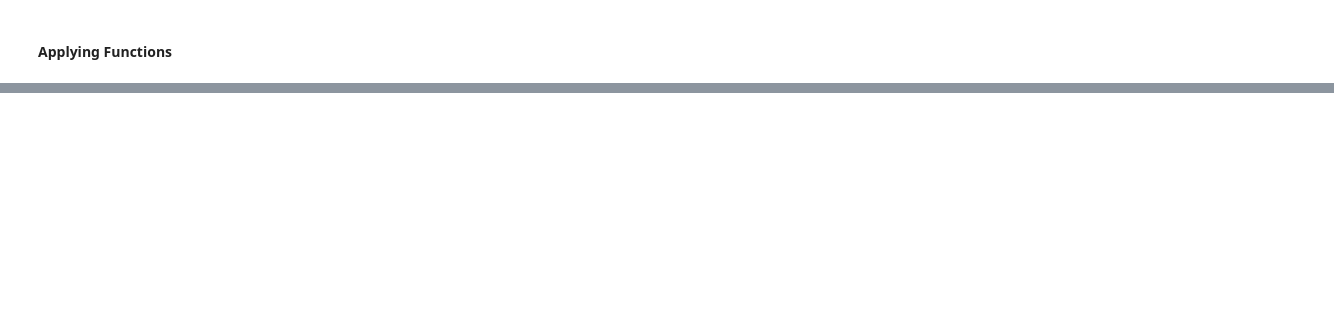
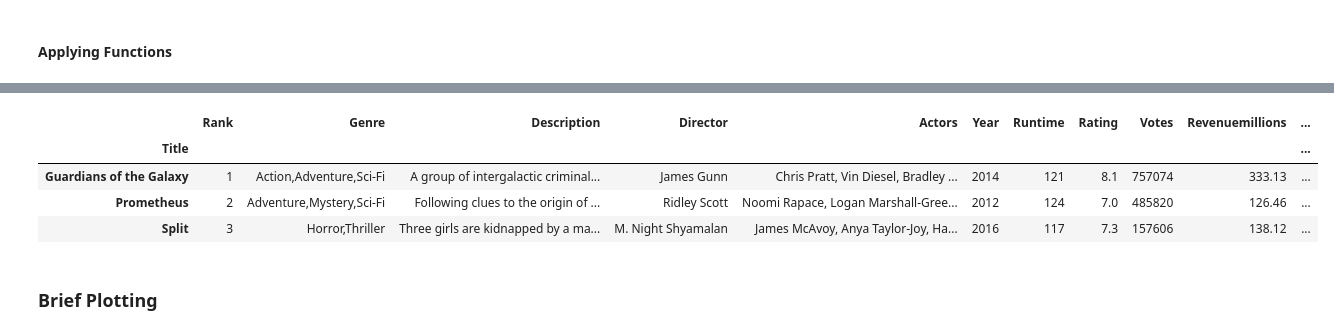
Before and after one commit to TenzinTsundue/Pandas, a Jupyter notebook: Pandas basics/Pandas update tutorial.ipynb, the cells around one changed output, grey strips where cells are left out. Saved outputs shown, nothing was run; the diff lists cells and outputs as text; code cells hidden in the pictures; blank space fills up the shorter version.

```diff
--- a/Pandas basics/Pandas update tutorial.ipynb
+++ b/Pandas basics/Pandas update tutorial.ipynb
@@ -655,0 +680,14 @@ movies_df[
+# %%
+# lambda functin to achive same result as:
+
+movies_df['rating_category'] = movies_df['Rating'].apply(lambda x: 'good' if x >= 8.0 else 'bad' )
+
+movies_df.head(3)
+# %% [output]
+|  | Rank | Genre | Description | Director | Actors | Year | Runtime | Rating | Votes | Revenuemillions | ... |
+| Title |  |  |  |  |  |  |  |  |  |  | ... |
+| Guardians of the Galaxy | 1 | Action,Adventure,Sci-Fi | A group of intergalactic criminal... | James Gunn | Chris Pratt, Vin Diesel, Bradley ... | 2014 | 121 | 8.1 | 757074 | 333.13 | ... |
+| Prometheus | 2 | Adventure,Mystery,Sci-Fi | Following clues to the origin of ... | Ridley Scott | Noomi Rapace, Logan Marshall-Gree... | 2012 | 124 | 7.0 | 485820 | 126.46 | ... |
+| Split | 3 | Horror,Thriller | Three girls are kidnapped by a ma... | M. Night Shyamalan | James McAvoy, Anya Taylor-Joy, Ha... | 2016 | 117 | 7.3 | 157606 | 138.12 | ... |
+# %% [markdown]
+### Brief Plotting
```
Also changed, not shown: parts of 14 cells of this notebook.
